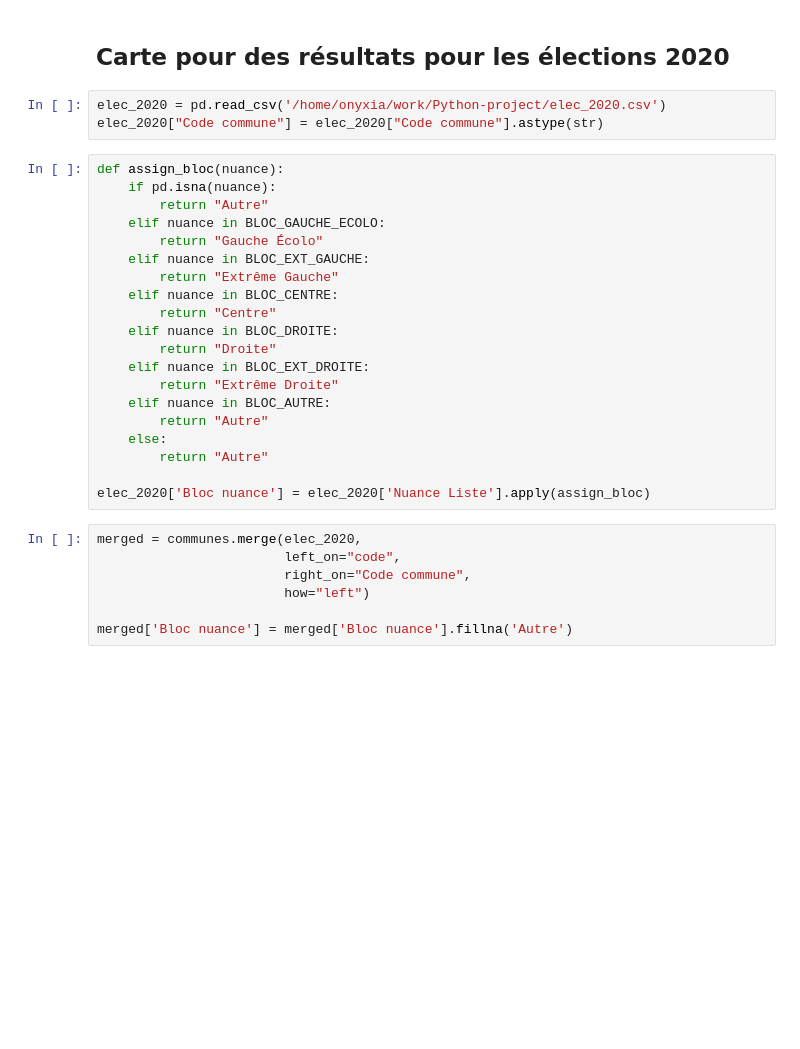
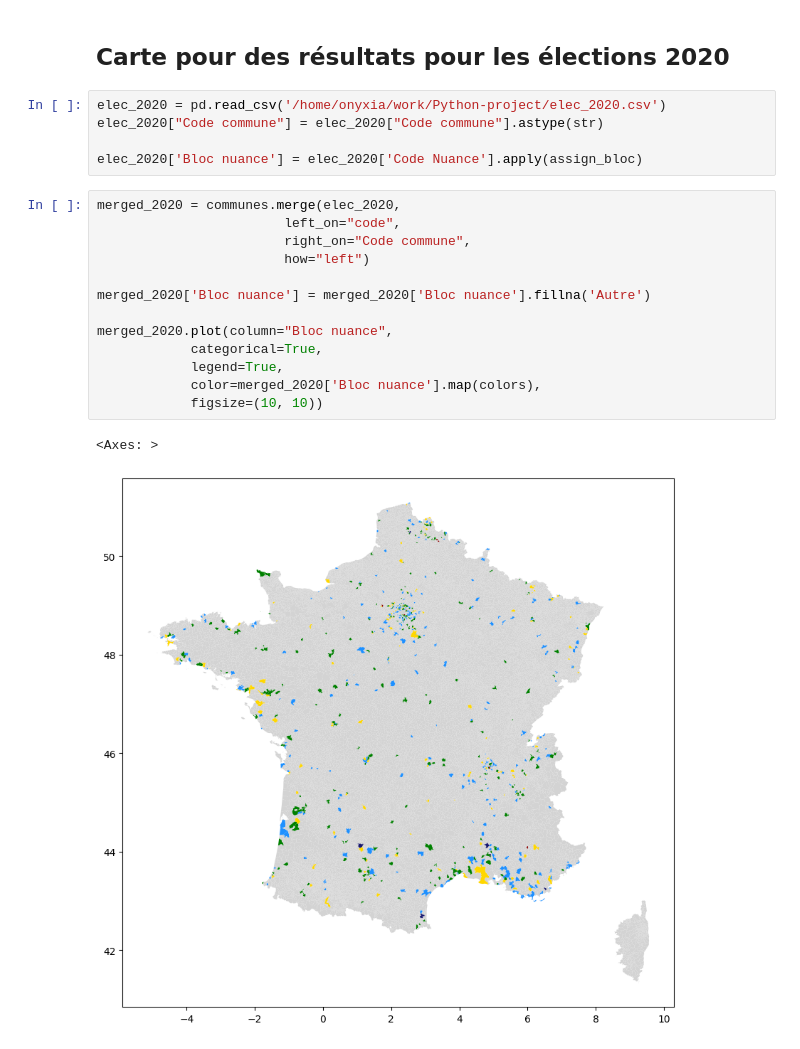
Before and after one commit to romainratajczyk/ENSAE-S1-Python-Project, a Jupyter notebook: Geo representation.ipynb, the cells around one changed output. Saved outputs shown, nothing was run; the diff lists cells and outputs as text; blank space fills up the shorter version.

```diff
--- a/Geo representation.ipynb
+++ b/Geo representation.ipynb
@@ -61,30 +94,21 @@ BLOC_AUTRE = [
 # %%
 elec_2020 = pd.read_csv('/home/onyxia/work/Python-project/elec_2020.csv')
 elec_2020["Code commune"] = elec_2020["Code commune"].astype(str)
+
+elec_2020['Bloc nuance'] = elec_2020['Code Nuance'].apply(assign_bloc)
-# %%
-def assign_bloc(nuance):
-    if pd.isna(nuance):
-        return "Autre"
-    elif nuance in BLOC_GAUCHE_ECOLO:
-        return "Gauche Écolo"
-    elif nuance in BLOC_EXT_GAUCHE:
-        return "Extrême Gauche"
-    elif nuance in BLOC_CENTRE:
-        return "Centre"
-    elif nuance in BLOC_DROITE:
-        return "Droite"
-    elif nuance in BLOC_EXT_DROITE:
-        return "Extrême Droite"
-    elif nuance in BLOC_AUTRE:
-        return "Autre"
-    else:
-        return "Autre"
-
-elec_2020['Bloc nuance'] = elec_2020['Nuance Liste'].apply(assign_bloc)
 # %%
-merged = communes.merge(elec_2020,
+merged_2020 = communes.merge(elec_2020,
                         left_on="code",
                         right_on="Code commune",
                         how="left")
 
-merged['Bloc nuance'] = merged['Bloc nuance'].fillna('Autre')
+merged_2020['Bloc nuance'] = merged_2020['Bloc nuance'].fillna('Autre')
+
+merged_2020.plot(column="Bloc nuance",
+            categorical=True,
+            legend=True,
+            color=merged_2020['Bloc nuance'].map(colors),
+            figsize=(10, 10))
+# %% [output]
+<Axes: >
+[figure, added]
```
Also changed, not shown: parts of 9 cells of this notebook, 2 other files.
